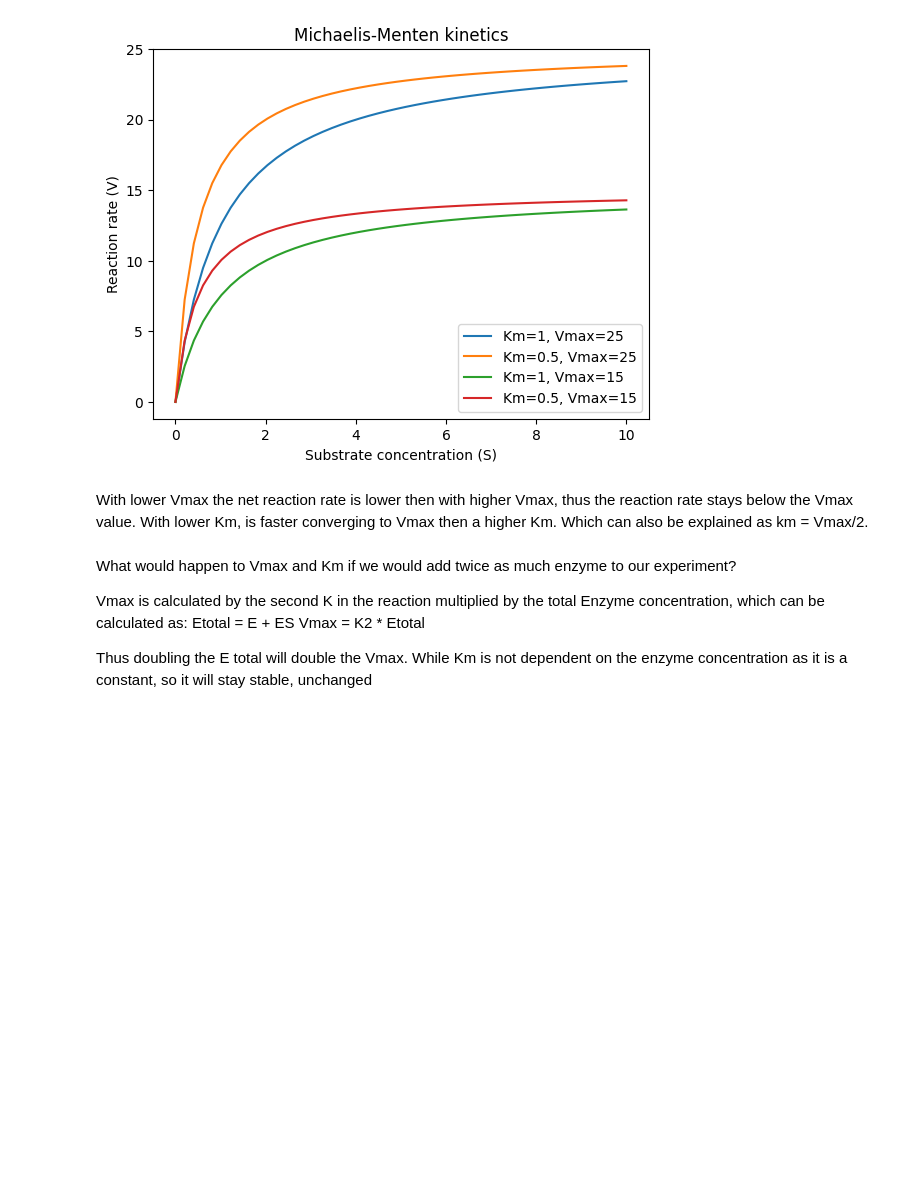
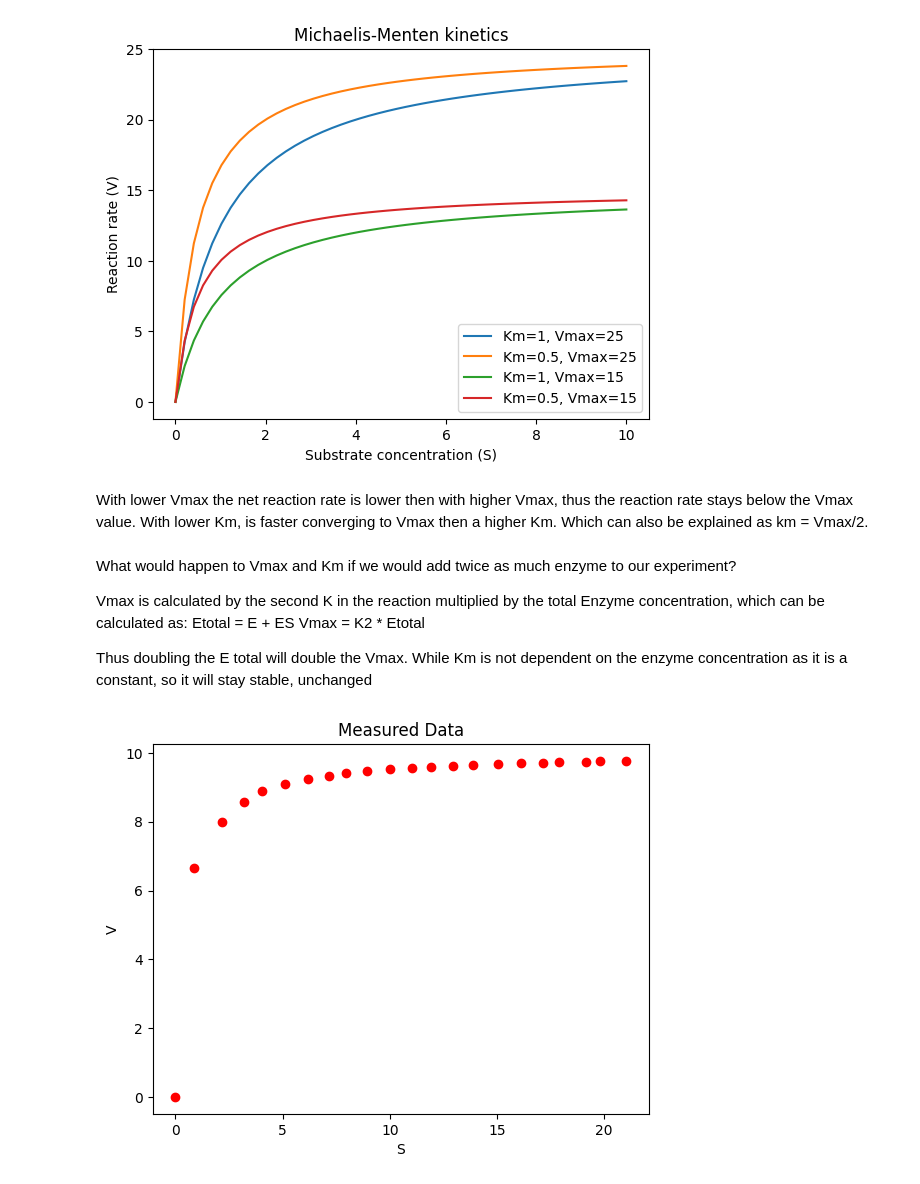
Before and after one commit to sachagijsbers/comp_bio, a Jupyter notebook: lawofmass.ipynb, the cells around one changed output. Cells and saved outputs as stored; diff of their text form; code cells hidden in the pictures; blank space fills up the shorter version.

Commit message:
plots

```diff
--- a/lawofmass.ipynb
+++ b/lawofmass.ipynb
@@ -56,3 +58,16 @@ Etotal = E + ES
 Vmax = K2 * Etotal
 
 Thus doubling the E total will double the Vmax. While Km is not dependent on the enzyme concentration as it is a constant, so it will stay stable, unchanged
+# %%
+measuredData = pd.read_csv('Data/measuredData.csv', header=None, names = ["S", "V"])
+S_data = measuredData["S"]
+V_data = measuredData["V"]
+
+
+plt.plot(S_data, V_data, 'ro')
+plt.xlabel('S')
+plt.ylabel('V')
+plt.title('Measured Data')
+plt.show()
+# %% [output]
+[figure, added]
```
Also changed, not shown: parts of 3 cells of this notebook, 1 other file.
